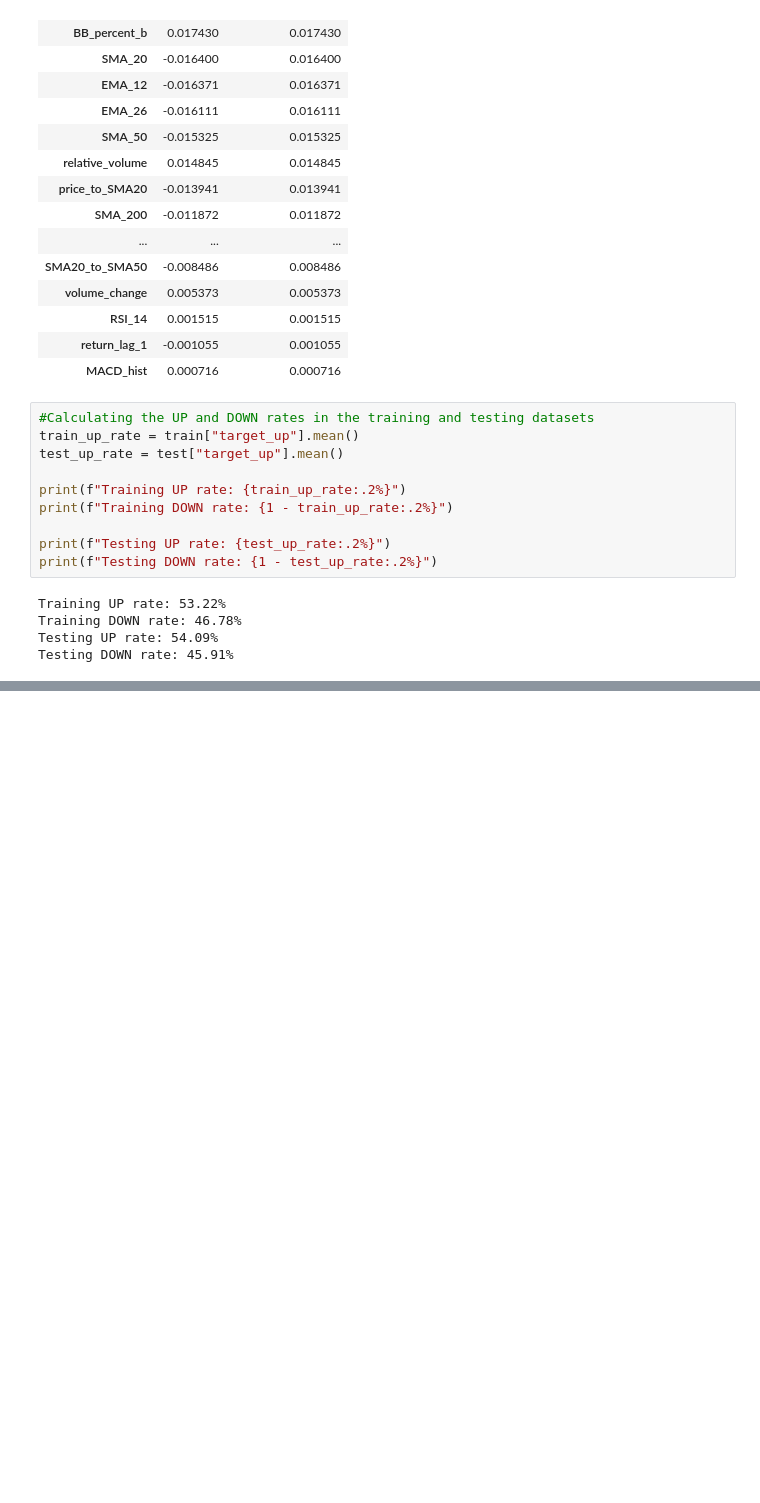
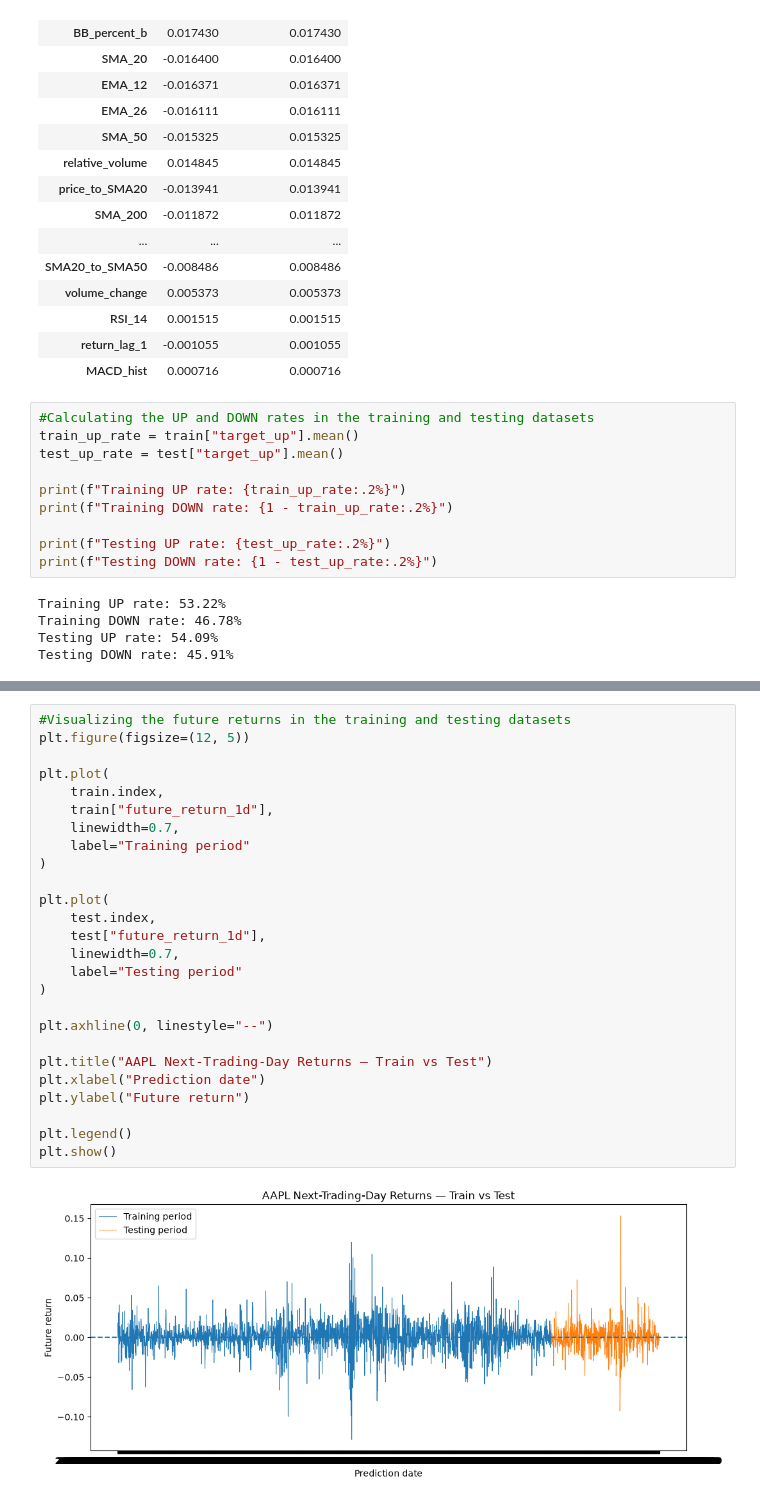
Before and after one commit to Anirveshreddy/stock-prediction-lab, a Jupyter notebook: notebooks/05_targets_and_baselines.ipynb, the cells around one changed output, grey strips where cells are left out. Cells and saved outputs as stored; diff of their text form; blank space fills up the shorter version.

Commit message:
Day 5: create prediction targets and baseline models

```diff
--- a/notebooks/05_targets_and_baselines.ipynb
+++ b/notebooks/05_targets_and_baselines.ipynb
@@ -302,0 +382,28 @@ Testing DOWN rate: 45.91%
+# %%
+#Visualizing the future returns in the training and testing datasets
+plt.figure(figsize=(12, 5))
+
+plt.plot(
+    train.index,
+    train["future_return_1d"],
+    linewidth=0.7,
+    label="Training period"
+)
+
+plt.plot(
+    test.index,
+    test["future_return_1d"],
+    linewidth=0.7,
+    label="Testing period"
+)
+
+plt.axhline(0, linestyle="--")
+
+plt.title("AAPL Next-Trading-Day Returns — Train vs Test")
+plt.xlabel("Prediction date")
+plt.ylabel("Future return")
+
+plt.legend()
+plt.show()
+# %% [output]
+[figure, added]
```
Also changed, not shown: parts of 7 cells of this notebook.
